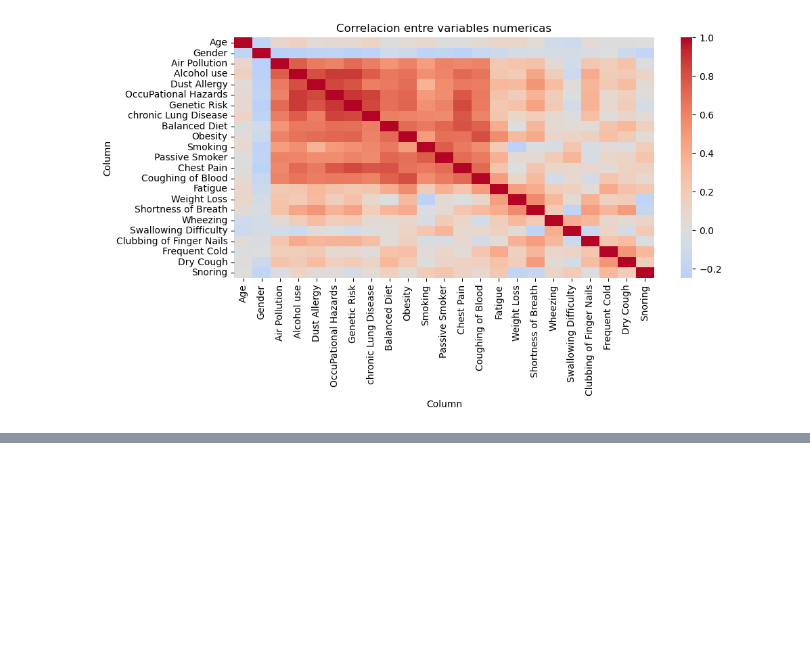
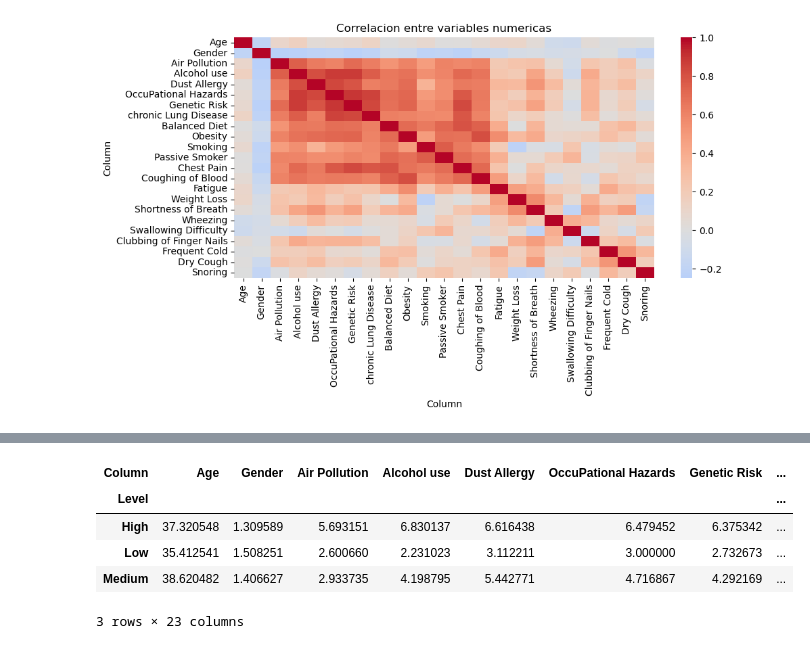
Before and after one commit to Amolihua/ML3037-GRUPO4-ALDIMI, a Jupyter notebook: cancer-stage-prediction.ipynb, the cells around one changed output, grey strips where cells are left out. Cells and saved outputs as stored; diff of their text form; code cells hidden in the pictures; blank space fills up the shorter version.

```diff
--- a/cancer-stage-prediction.ipynb
+++ b/cancer-stage-prediction.ipynb
@@ -206,0 +167,9 @@ Accuracy Score: 1.0
+# %%
+df.groupby("Level").mean()
+# %% [output]
+| Column | Age | Gender | Air Pollution | Alcohol use | Dust Allergy | OccuPational Hazards | Genetic Risk | ... |
+| Level |  |  |  |  |  |  |  | ... |
+| High | 37.320548 | 1.309589 | 5.693151 | 6.830137 | 6.616438 | 6.479452 | 6.375342 | ... |
+| Low | 35.412541 | 1.508251 | 2.600660 | 2.231023 | 3.112211 | 3.000000 | 2.732673 | ... |
+| Medium | 38.620482 | 1.406627 | 2.933735 | 4.198795 | 5.442771 | 4.716867 | 4.292169 | ... |
+3 rows × 23 columns
```
Also changed, not shown: parts of 8 cells of this notebook.
